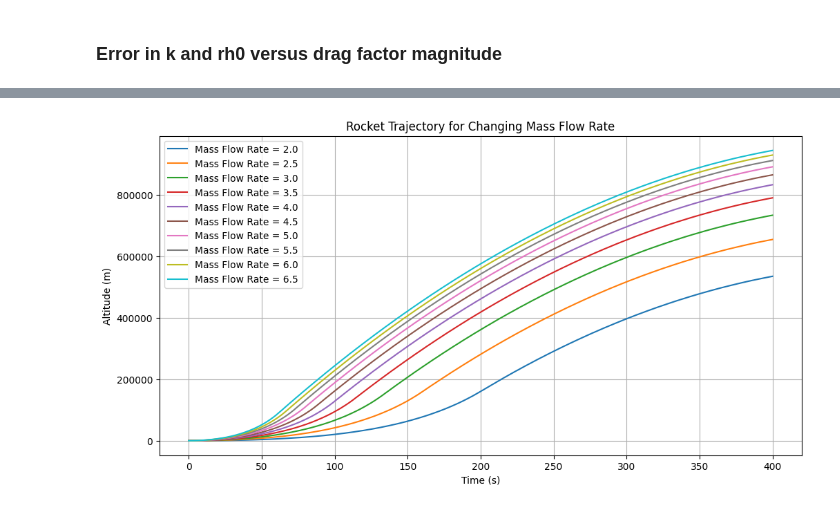
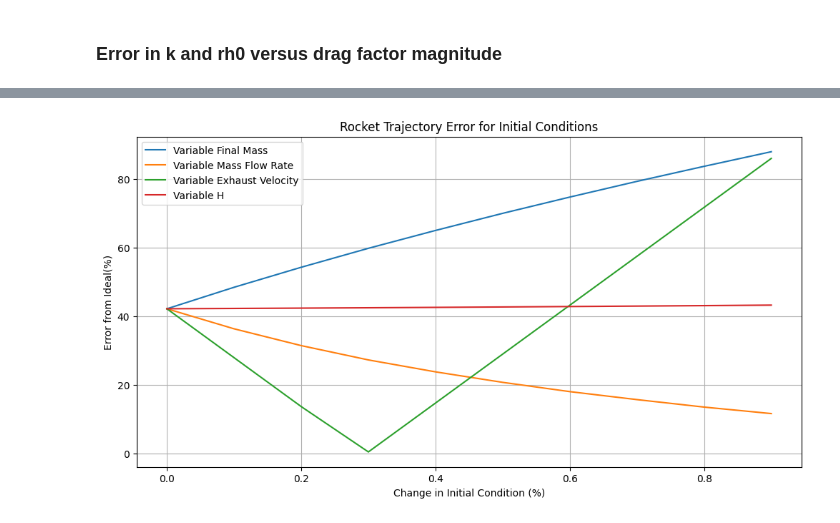
Before and after one commit to lukecb13/ae370-rk4-rocket-simulation, a Jupyter notebook: AE370_P1.ipynb, the cells around one changed output, grey strips where cells are left out. Drawn from its saved outputs; the diff is of its cells as text; code cells hidden in the pictures.

```diff
--- a/AE370_P1.ipynb
+++ b/AE370_P1.ipynb
@@ -457,19 +457,19 @@ plt.grid()
 # %%
 # Define the rocket dynamics on Earth
-def rocket_dynamic_drag(t, y, initial_cond):
+def rocket_dynamic_init(t, y, initial_cond):
     v = y[0]
     h = y[1]
 
     # --- Constants ---
     g = 9.81
-    m0 = initial_cond[0]
-    mf = initial_cond[1]
-    mdot = initial_cond[2]
-    v_e = initial_cond[3]
+    m0 = 500
+    mf = initial_cond[0]
+    mdot = initial_cond[1]
+    v_e = initial_cond[2]
     A = 0.01
     cd = 0.75
     rho0 = 1.225
-    H = initial_cond[4]
+    H = initial_cond[3]
 
     burn_time = (m0 - mf) / mdot
     if t <= burn_time:
@@ -488,7 +488,7 @@ def rocket_dynamic_drag(t, y, initial_cond):
     return np.array([dvdt, dhdt])
 
 # Modified RK4 step to account for constant, different dynamics each time
-def modified_rk4_step(f, t, y, h, initial_cond):
+def mod_rk4_step(f, t, y, h, initial_cond):
     k1 = f(t, y, initial_cond)[0:2]
     k2 = f(t + h/2, y + h/2 * k1, initial_cond)[0:2]
     k3 = f(t + h/2, y + h/2 * k2, initial_cond)[0:2]
@@ -496,13 +496,13 @@ def modified_rk4_step(f, t, y, h, initial_cond):
     return y + (h/6) * (k1 + 2*k2 + 2*k3 + k4)
 
 # Solve rocket dynamics
-def modified_solve_rk4(f, y0, t_max, num_steps, initial_cond):
+def mod_solve_rk4(f, y0, t_max, num_steps, initial_cond):
     t_values = np.linspace(0, t_max, num_steps)
     h = t_max / (num_steps - 1)
     Y = np.zeros((num_steps, len(y0)))
     Y[0] = y0
     for i in range(num_steps-1):
-        Y[i+1] = modified_rk4_step(f, t_values[i], Y[i], h, initial_cond)
+        Y[i+1] = mod_rk4_step(f, t_values[i], Y[i], h, initial_cond)
     return t_values, Y
 
 t_max = 400 # total simulation time
@@ -512,7 +512,7 @@ num_steps = 5000
 for i in range(10):
     y0 = np.array([0.0, 0.0])  # initial [velocity, altitude, k, density of air]
     initial_condition = np.array([500.0, 100.0 + 25*i, 2.0, 3000, 8500])
-    t_values, Y_values = modified_solve_rk4(rocket_dynamic_drag, y0, t_max, num_steps, initial_condition)
+    t_values, Y_values = mod_solve_rk4(rocket_dynamic_init, y0, t_max, num_steps, initial_condition)
     altitude = Y_values[:, 1]
     if i == 0:
         plt.figure(figsize=(12, 6))
@@ -532,20 +532,53 @@ for i in range(10):
 # %%
-# For altitude w/ variable mdot
+mass_final = []
+error_mass_final = []
+mdot = []
+error_mdot = []
+v_e = []
+error_v_e = []
+H = []
+error_H = []
 for i in range(10):
+    # For any range of values here
     y0 = np.array([0.0, 0.0])  # initial [velocity, altitude, k, density of air]
-    initial_condition = np.array([500.0, 100.0, 2.0 + 0.5*i, 3000, 8500])
-    t_values, Y_values = modified_solve_rk4(rocket_dynamic_drag, y0, t_max, num_steps, initial_condition)
-    altitude = Y_values[:, 1]
-    if i == 0:
-        plt.figure(figsize=(12, 6))
-        plt.plot(t_values, altitude, label='Mass Flow Rate = ' + str(round(2.0 + 0.5*i, 2)), linestyle='solid')
-        plt.xlabel('Time (s)')
-        plt.ylabel('Altitude (m)')
-        plt.title('Rocket Trajectory for Changing Mass Flow Rate')
-        plt.legend()
-        plt.grid()
-    else:
-        plt.plot(t_values, altitude, label='Mass Flow Rate = ' + str(round(2.0 + 0.5*i, 2)), linestyle='solid')
-        plt.legend()
+    initial_condition = np.array([100.0, 2.0, 3000, 8500])
+    delta_mf = np.array([0.1*initial_condition[0]*i, 0, 0, 0])
+    delta_mdot = np.array([0, 0.1*initial_condition[1]*i, 0, 0])
+    delta_v_e = np.array([0, 0, 0.1*initial_condition[2]*i, 0])
+    delta_H = np.array([0, 0, 0, 0.1*initial_condition[3]*i])
+
+    t_values_mfinal, Y_values_mfinal = mod_solve_rk4(rocket_dynamic_init, y0, t_max, num_steps, initial_condition + delta_mf)
+    t_values_mdot, Y_values_mdot = mod_solve_rk4(rocket_dynamic_init, y0, t_max, num_steps, initial_condition + delta_mdot)
+    t_values_v_e, Y_values_v_e = mod_solve_rk4(rocket_dynamic_init, y0, t_max, num_steps, initial_condition + delta_v_e)
+    t_values_H, Y_values_H = mod_solve_rk4(rocket_dynamic_init, y0, t_max, num_steps, initial_condition + delta_H)
+    altitude_mf_max = Y_values_mfinal[:, 1][len(Y_values_mfinal[:, 1]) - 1]
+    altitude_mdot_max = Y_values_mdot[:, 1][len(Y_values_mdot[:, 1]) - 1]
+    altitude_v_e_max = Y_values_v_e[:, 1][len(Y_values_v_e[:, 1]) - 1]
+    altitude_H_max = Y_values_H[:, 1][len(Y_values_H[:, 1]) - 1]
+
+    # Compare to no drag
+    t_values, Y_values = modified_solve_rk4(rocket_dynamic_drag, y0, t_max, num_steps, 0.0, 0.0)
+    altitude_ideal_max = Y_values[:, 1][len(Y_values[:, 1]) - 1]
+
+    mass_final.append(0.1*i)
+    mdot.append(0.1*i)
+    v_e.append(0.1*i)
+    H.append(0.1*i)
+
+    error_mass_final.append(abs((altitude_ideal_max - altitude_mf_max)/altitude_ideal_max)*100)
+    error_mdot.append(abs((altitude_ideal_max - altitude_mdot_max)/altitude_ideal_max)*100)
+    error_v_e.append(abs((altitude_ideal_max - altitude_v_e_max)/altitude_ideal_max)*100)
+    error_H.append(abs((altitude_ideal_max - altitude_H_max)/altitude_ideal_max)*100)
+
+plt.figure(figsize=(12, 6))
+plt.plot(mass_final, error_mass_final, label='Variable Final Mass', linestyle='solid')
+plt.plot(mdot, error_mdot, label='Variable Mass Flow Rate', linestyle='solid')
+plt.plot(v_e, error_v_e, label='Variable Exhaust Velocity', linestyle='solid')
+plt.plot(H, error_H, label='Variable H', linestyle='solid')
+plt.xlabel('Change in Initial Condition (%)')
+plt.ylabel('Error from Ideal(%)')
+plt.title('Rocket Trajectory Error for Initial Conditions')
+plt.legend()
+plt.grid()
 # %% [output]
-[figure, old version]
+[figure, new version]
```
Also changed, not shown: parts of 5 cells of this notebook.
